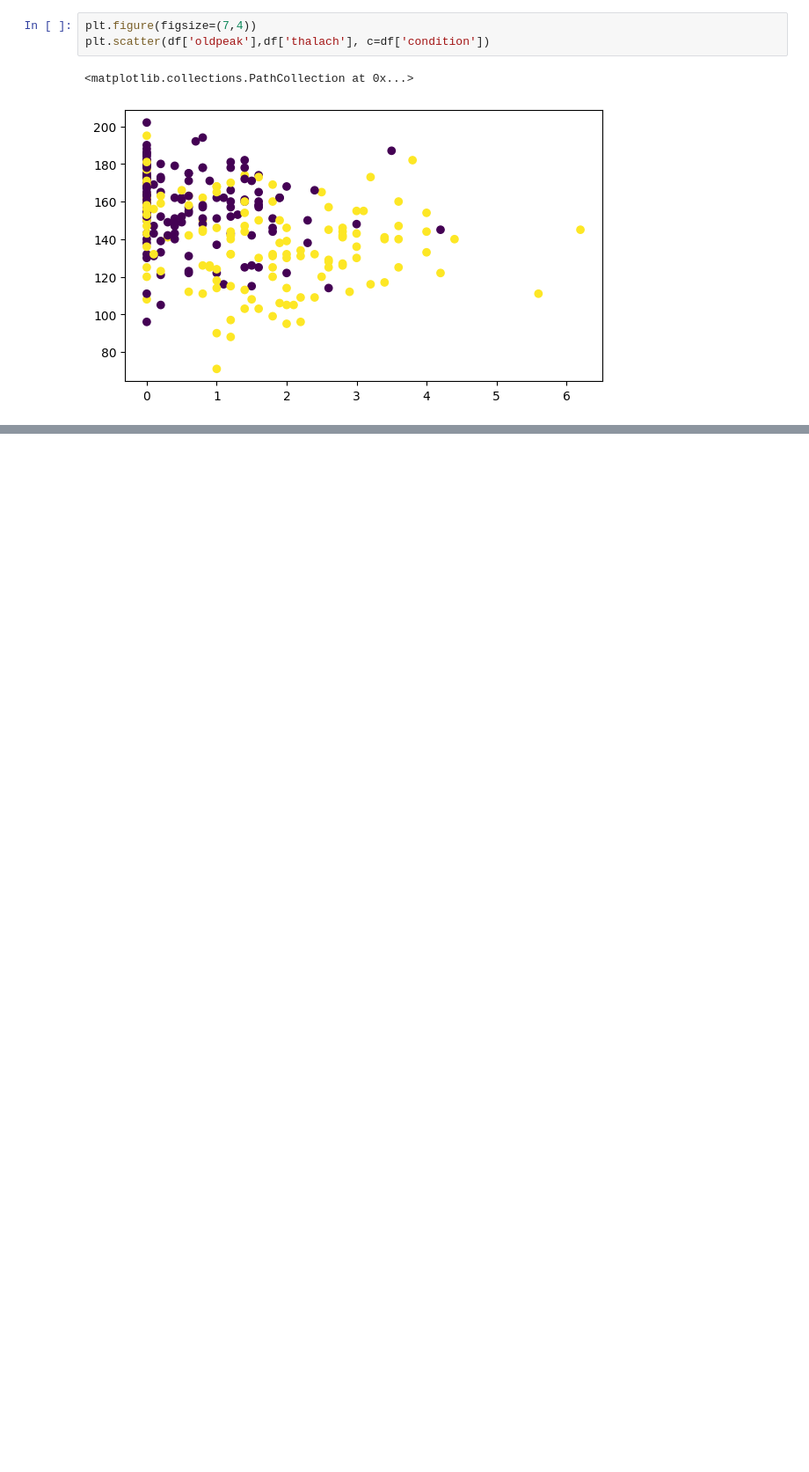
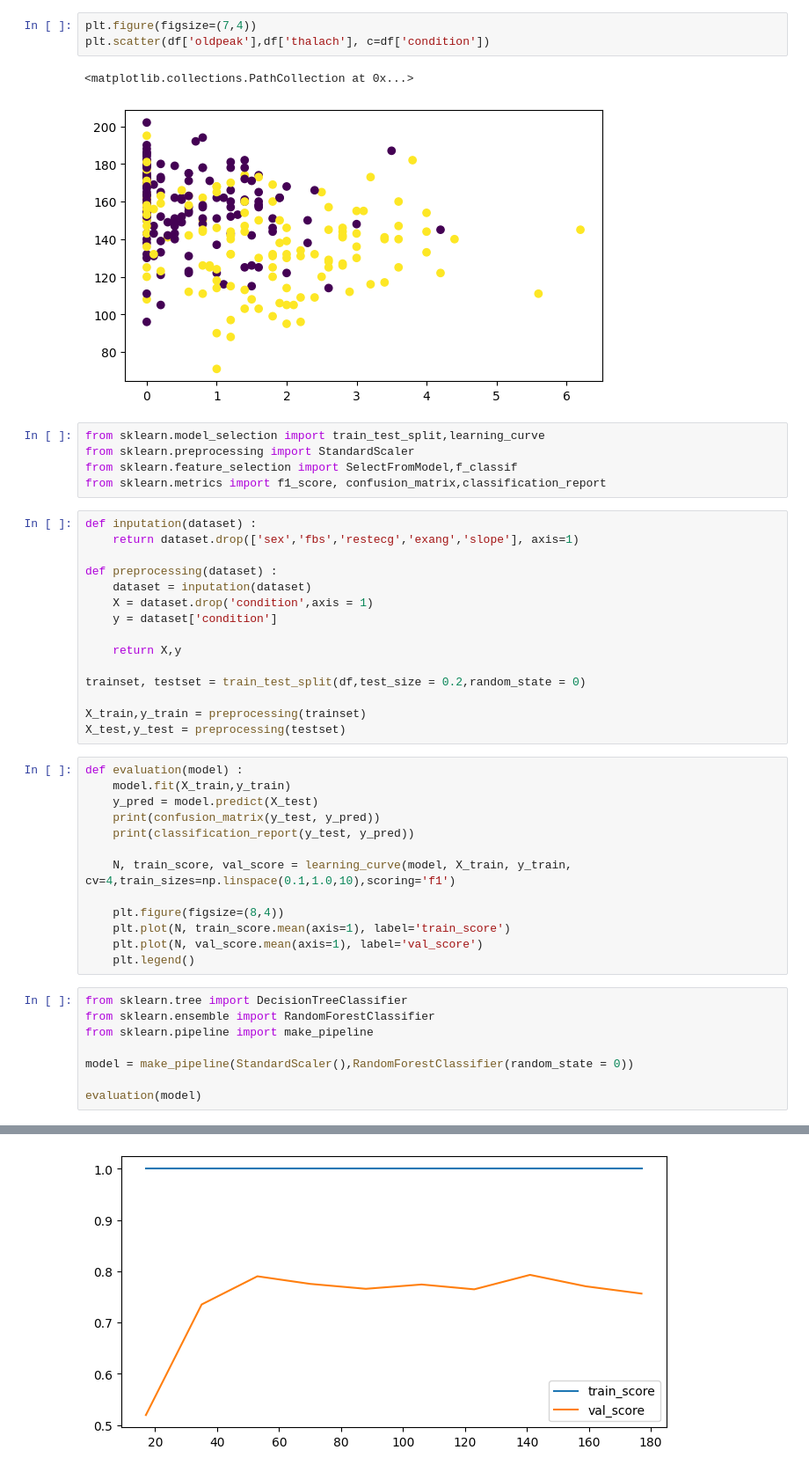
Before and after one commit to Ramseyn77/Heart, a Jupyter notebook: code.ipynb, the cells around one changed output, grey strips where cells are left out. Shown: that part at 88% size. Drawn from its saved outputs; the diff is of its cells as text; blank space fills up the shorter version.

Commit message:
Preprocessing des données

```diff
--- a/code.ipynb
+++ b/code.ipynb
@@ -122,3 +122,45 @@ plt.scatter(df['oldpeak'],df['thalach'], c=df['condition'])
 # %% [output]
 <matplotlib.collections.PathCollection at 0x...>
 [figure]
+# %%
+from sklearn.model_selection import train_test_split,learning_curve
+from sklearn.preprocessing import StandardScaler
+from sklearn.feature_selection import SelectFromModel,f_classif
+from sklearn.metrics import f1_score, confusion_matrix,classification_report
+# %%
+def inputation(dataset) :
+    return dataset.drop(['sex','fbs','restecg','exang','slope'], axis=1)
+
+def preprocessing(dataset) :
+    dataset = inputation(dataset)
+    X = dataset.drop('condition',axis = 1)
+    y = dataset['condition']
+
+    return X,y
+
+trainset, testset = train_test_split(df,test_size = 0.2,random_state = 0)
+
+X_train,y_train = preprocessing(trainset)
+X_test,y_test = preprocessing(testset)
+# %%
+def evaluation(model) :
+    model.fit(X_train,y_train)
+    y_pred = model.predict(X_test)
+    print(confusion_matrix(y_test, y_pred))
+    print(classification_report(y_test, y_pred))
+
+    N, train_score, val_score = learning_curve(model, X_train, y_train, cv=4,train_sizes=np.linspace(0.1,1.0,10),scoring='f1')
+
+    plt.figure(figsize=(8,4))
+    plt.plot(N, train_score.mean(axis=1), label='train_score')
+    plt.plot(N, val_score.mean(axis=1), label='val_score')
+    plt.legend()
+# %%
+from sklearn.tree import DecisionTreeClassifier
+from sklearn.ensemble import RandomForestClassifier
+from sklearn.pipeline import make_pipeline
+
+model = make_pipeline(StandardScaler(),RandomForestClassifier(random_state = 0))
+
+evaluation(model)
+# %% [output]
@@ -124,0 +177 @@ plt.scatter(df['oldpeak'],df['thalach'], c=df['condition'])
+[figure, added]
```
Also changed, not shown: parts of 2 cells of this notebook, 1 other file.
